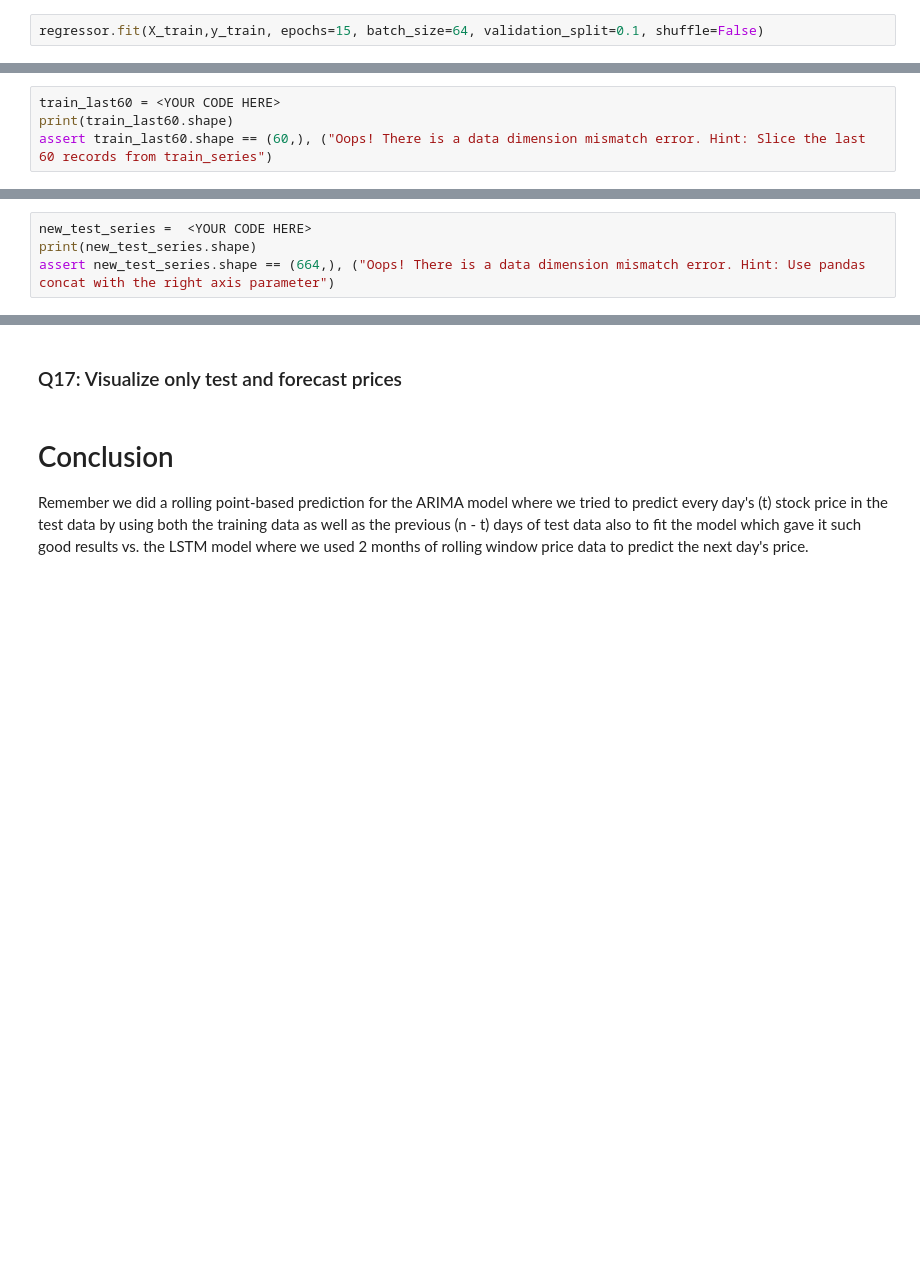
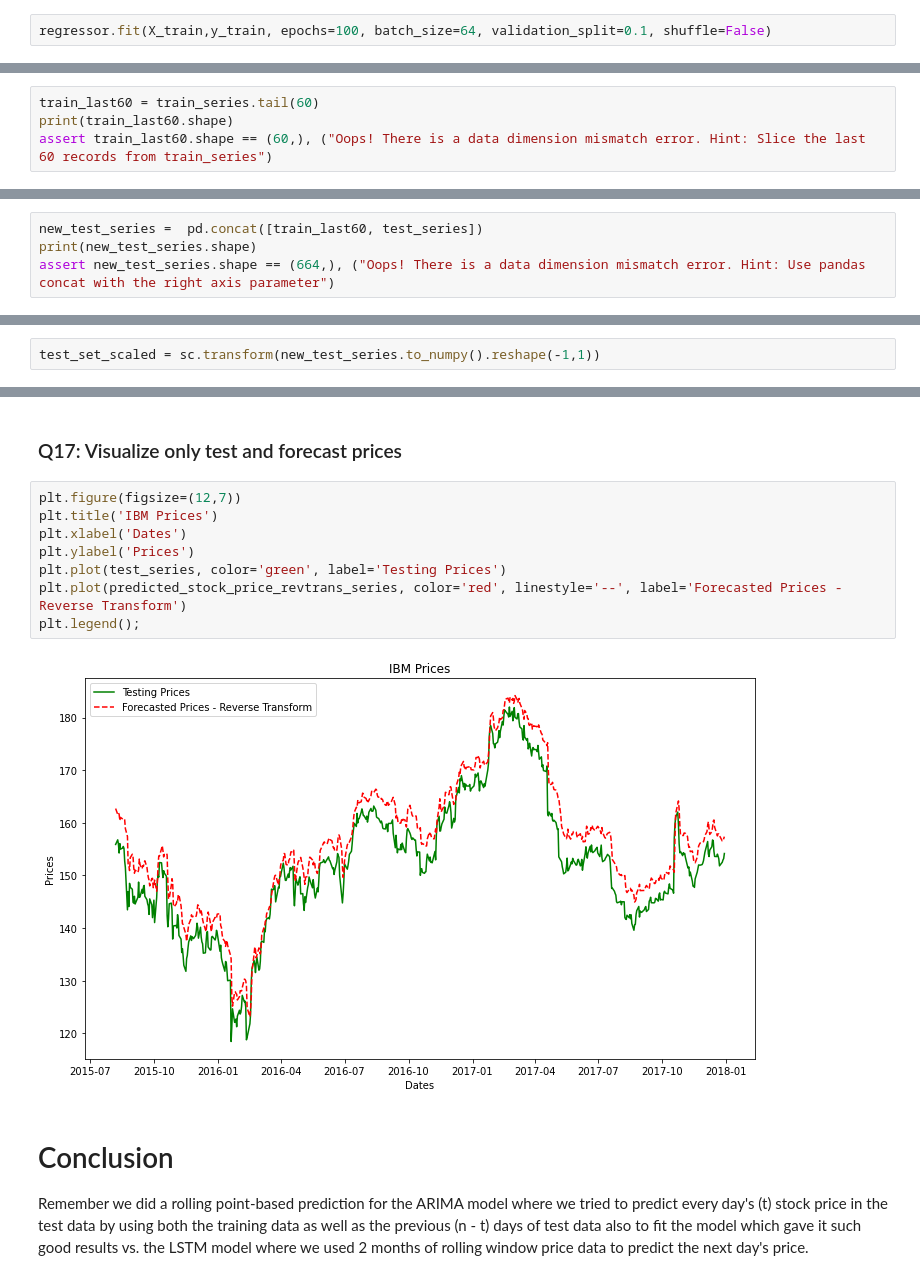
Before and after one commit to JWString/MLUnit18.5, a Jupyter notebook: Mini_Project_Time_Series_Forecasting.ipynb, the cells around one changed output, grey strips where cells are left out. Cells and saved outputs as stored; diff of their text form; blank space fills up the shorter version.

```diff
--- a/Mini_Project_Time_Series_Forecasting.ipynb
+++ b/Mini_Project_Time_Series_Forecasting.ipynb
@@ -647,4 +646,4 @@ NotImplementedError: Cannot convert a symbolic Tensor (lstm_12/strided_slice:0)
 # %% [markdown]
 ### Train the model
 # %%
-regressor.fit(X_train,y_train, epochs=15, batch_size=64, validation_split=0.1, shuffle=False)
+regressor.fit(X_train,y_train, epochs=100, batch_size=64, validation_split=0.1, shuffle=False)
@@ -660,6 +678,6 @@ Thus, the following steps have been performed so first 60 entires of test set ha
 # %% [markdown]
 ### Q14: Get the last 60 records from train_series
 # %%
-train_last60 = <YOUR CODE HERE>
+train_last60 = train_series.tail(60)
 print(train_last60.shape)
 assert train_last60.shape == (60,), ("Oops! There is a data dimension mismatch error. Hint: Slice the last 60 records from train_series")
@@ -670,6 +692,6 @@ test_series.shape
 
 Hint: Check pandas __`concat()`__
 # %%
-new_test_series =  <YOUR CODE HERE>
+new_test_series =  pd.concat([train_last60, test_series])
 print(new_test_series.shape)
 assert new_test_series.shape == (664,), ("Oops! There is a data dimension mismatch error. Hint: Use pandas concat with the right axis parameter")
@@ -682,3 +704,5 @@ test_set_scaled = <YOUR CODE HERE>
+# %%
+test_set_scaled = sc.transform(new_test_series.to_numpy().reshape(-1,1))
 # %% [markdown]
 ### Prepare Test dataset Windows of 60  days each
 # %%
@@ -722,5 +755,15 @@ plt.legend();
 # %% [markdown]
 ### Q17: Visualize only test and forecast prices
+# %%
+plt.figure(figsize=(12,7))
+plt.title('IBM Prices')
+plt.xlabel('Dates')
+plt.ylabel('Prices')
+plt.plot(test_series, color='green', label='Testing Prices')
+plt.plot(predicted_stock_price_revtrans_series, color='red', linestyle='--', label='Forecasted Prices - Reverse Transform')
+plt.legend();
+# %% [output]
+[figure, added]
 # %% [markdown]
 # Conclusion
 
```
Also changed, not shown: parts of 14 cells of this notebook, 1 other file.
